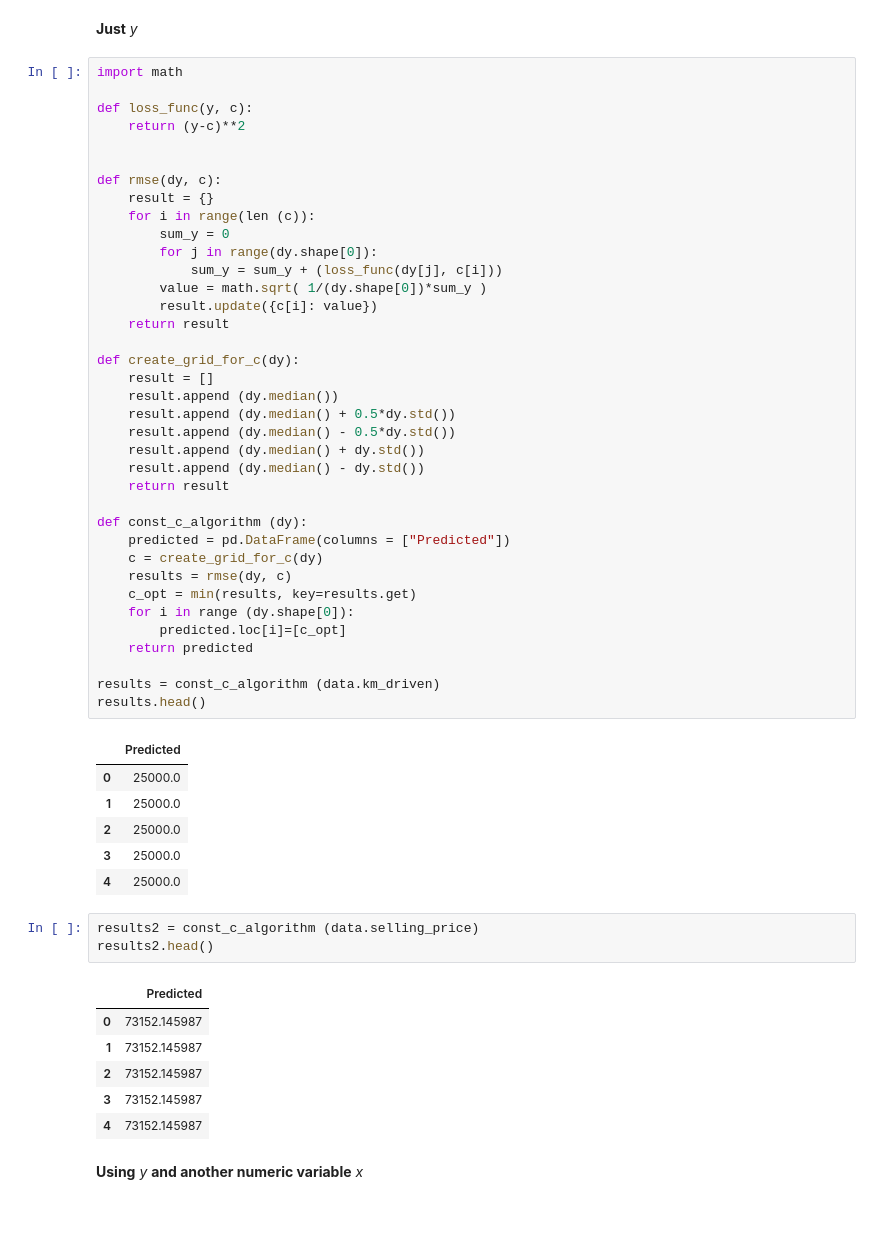
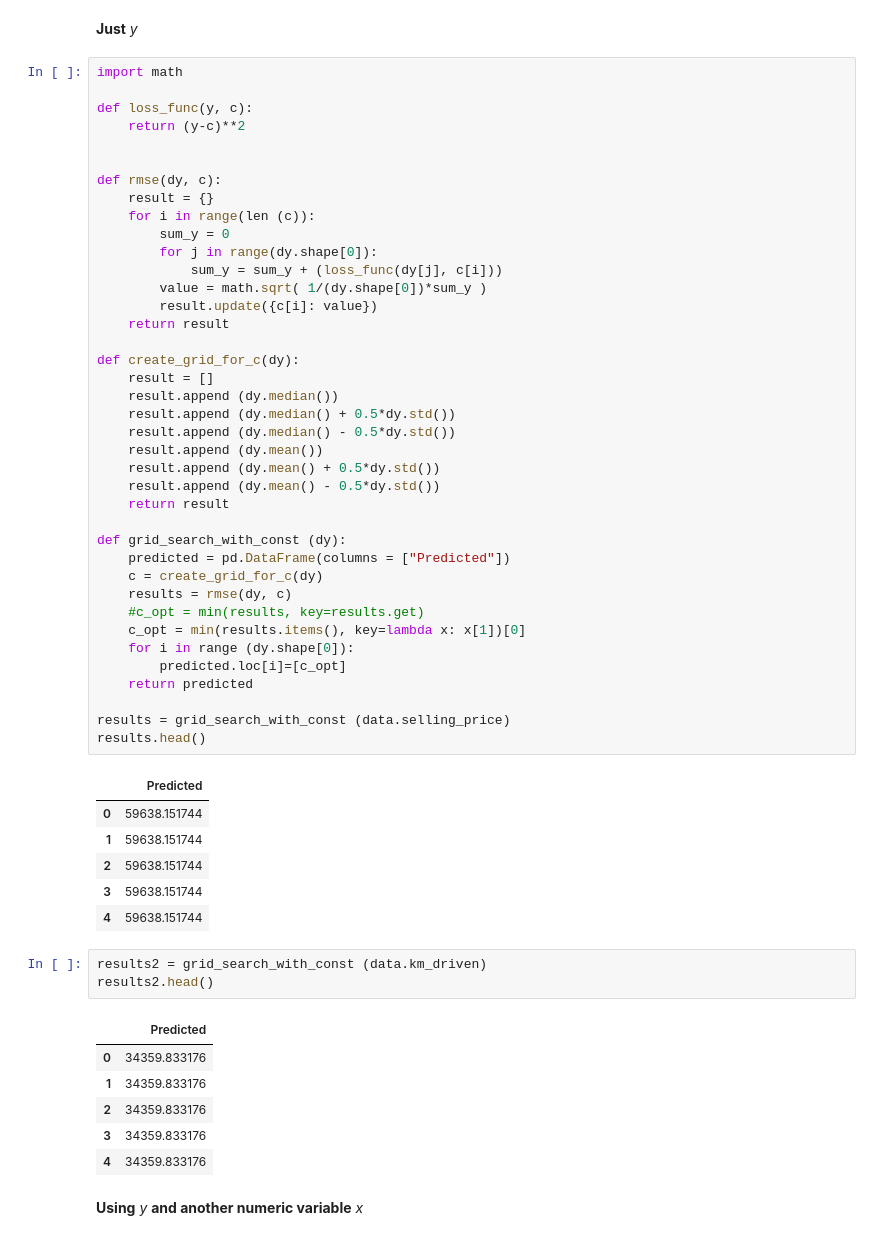
Before and after one commit to peshekhodko/ST590-Project1, a Jupyter notebook: Project1.ipynb, the cells around one changed output. Drawn from its saved outputs; the diff is of its cells as text.

```diff
--- a/Project1.ipynb
+++ b/Project1.ipynb
@@ -115,53 +108,55 @@ def loss_func(y, c):
     return (y-c)**2
 
 
 def rmse(dy, c):
     result = {}
     for i in range(len (c)):
         sum_y = 0
         for j in range(dy.shape[0]):
             sum_y = sum_y + (loss_func(dy[j], c[i]))
         value = math.sqrt( 1/(dy.shape[0])*sum_y )
         result.update({c[i]: value})
     return result
 
 def create_grid_for_c(dy):
     result = []
     result.append (dy.median())
     result.append (dy.median() + 0.5*dy.std())
     result.append (dy.median() - 0.5*dy.std())
-    result.append (dy.median() + dy.std())
-    result.append (dy.median() - dy.std())
+    result.append (dy.mean())
+    result.append (dy.mean() + 0.5*dy.std())
+    result.append (dy.mean() - 0.5*dy.std())
     return result
 
-def const_c_algorithm (dy):
+def grid_search_with_const (dy):
     predicted = pd.DataFrame(columns = ["Predicted"])
     c = create_grid_for_c(dy)
     results = rmse(dy, c)
-    c_opt = min(results, key=results.get)
+    #c_opt = min(results, key=results.get)
+    c_opt = min(results.items(), key=lambda x: x[1])[0]
     for i in range (dy.shape[0]):
         predicted.loc[i]=[c_opt]
     return predicted
 
-results = const_c_algorithm (data.km_driven)
+results = grid_search_with_const (data.selling_price)
 results.head()
 # %% [output]
 |  | Predicted |
-| 0 | 25000.0 |
-| 1 | 25000.0 |
-| 2 | 25000.0 |
-| 3 | 25000.0 |
-| 4 | 25000.0 |
+| 0 | 59638.151744 |
+| 1 | 59638.151744 |
+| 2 | 59638.151744 |
+| 3 | 59638.151744 |
+| 4 | 59638.151744 |
 # %%
-results2 = const_c_algorithm (data.selling_price)
+results2 = grid_search_with_const (data.km_driven)
 results2.head()
 # %% [output]
 |  | Predicted |
-| 0 | 73152.145987 |
-| 1 | 73152.145987 |
-| 2 | 73152.145987 |
-| 3 | 73152.145987 |
-| 4 | 73152.145987 |
+| 0 | 34359.833176 |
+| 1 | 34359.833176 |
+| 2 | 34359.833176 |
+| 3 | 34359.833176 |
+| 4 | 34359.833176 |
 # %% [markdown]
 **Using** *y* **and another numeric variable** *x*
 # %%
```
Also changed, not shown: parts of 5 cells of this notebook.
